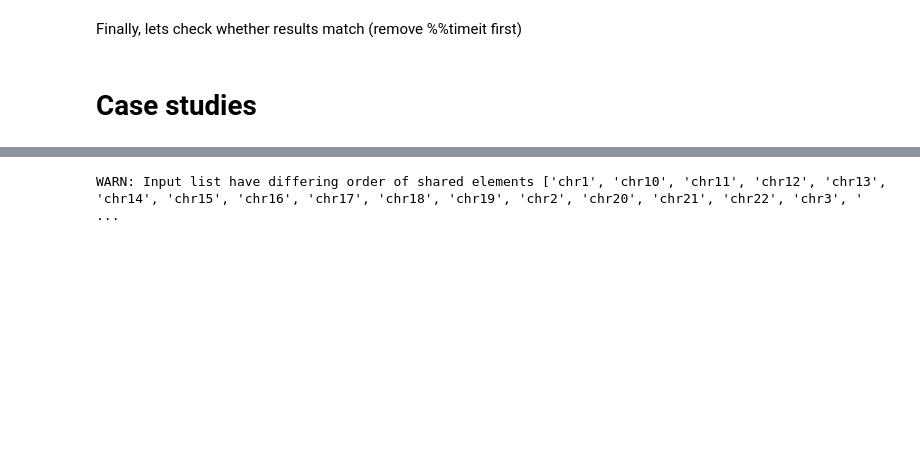
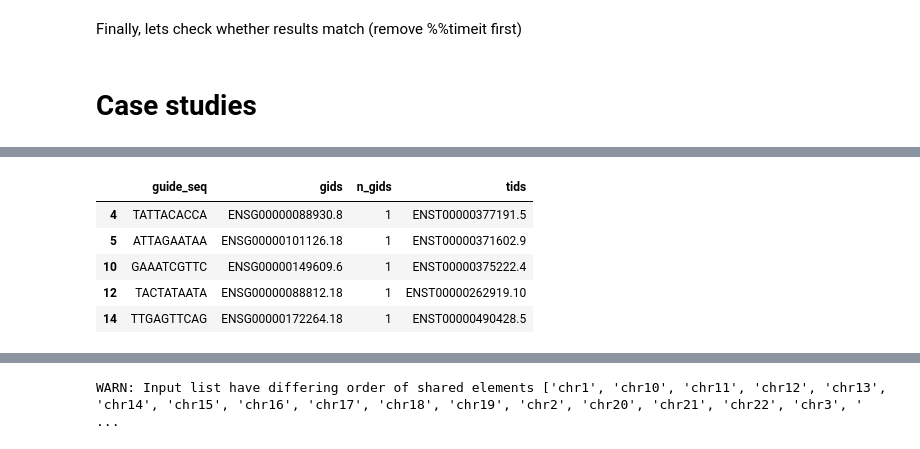
Before and after one commit to popitsch/rnalib, a Jupyter notebook: notebooks/README.ipynb, the cells around one changed output, grey strips where cells are left out. Saved outputs shown, nothing was run; the diff lists cells and outputs as text; code cells hidden in the pictures; blank space fills up the shorter version.

```diff
--- a/notebooks/README.ipynb
+++ b/notebooks/README.ipynb
@@ -658,0 +730,14 @@ else:
+# %%
+# In the DF above, we can see that some guides (e.g., CGTATCTTAA) are not found (no gids) while some target multiple
+# genes (e.g., AATGAAATTA). This is expected here as we generate short (10bp) sequences with low GC%/sequence complexity
+# that are likely found in many genomic locations. In a real scenario, one would expect few such cases for guides predicted by SOTA tools.
+# We continue the analysis by filtering those bad guides...
+fil=df[df['n_gids']==1].copy()
+display(fil)
+# %% [output]
+|  | guide_seq | gids | n_gids | tids |
+| 4 | TATTACACCA | ENSG00000088930.8 | 1 | ENST00000377191.5 |
+| 5 | ATTAGAATAA | ENSG00000101126.18 | 1 | ENST00000371602.9 |
+| 10 | GAAATCGTTC | ENSG00000149609.6 | 1 | ENST00000375222.4 |
+| 12 | TACTATAATA | ENSG00000088812.18 | 1 | ENST00000262919.10 |
+| 14 | TTGAGTTCAG | ENSG00000172264.18 | 1 | ENST00000490428.5 |
```
Also changed, not shown: parts of 13 cells of this notebook.
